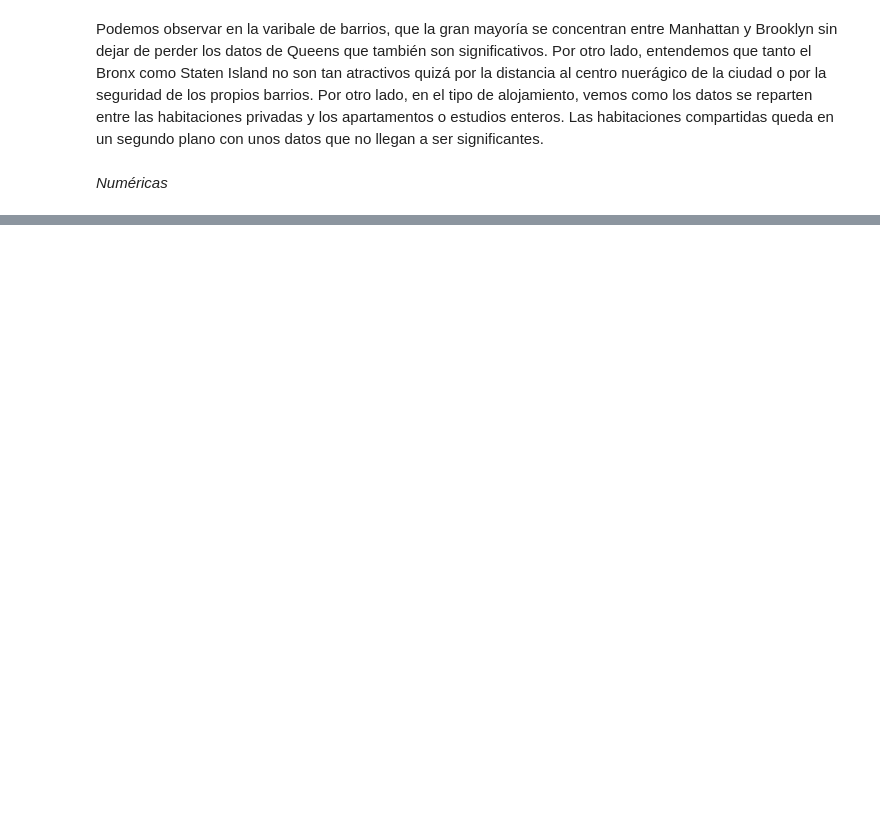
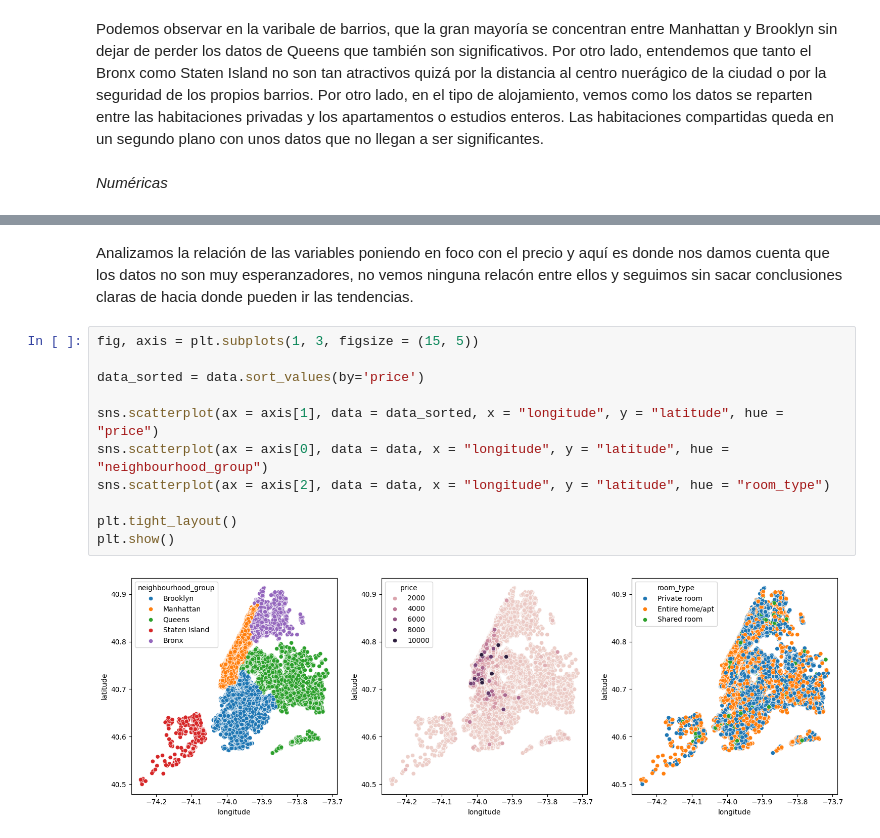
Before and after one commit to JLizon/JLL_machine-learning-python-template, a Jupyter notebook: src/explore.ipynb, the cells around one changed output, grey strips where cells are left out. Cells and saved outputs as stored; diff of their text form; blank space fills up the shorter version.

```diff
--- a/src/explore.ipynb
+++ b/src/explore.ipynb
@@ -82,0 +124,15 @@ plt.show()
+# %% [markdown]
+Analizamos la relación de las variables poniendo en foco con el precio y aquí es donde nos damos cuenta que los datos no son muy esperanzadores, no vemos ninguna relacón entre ellos y seguimos sin sacar conclusiones claras de hacia donde pueden ir las tendencias.
+# %%
+fig, axis = plt.subplots(1, 3, figsize = (15, 5))
+
+data_sorted = data.sort_values(by='price')
+
+sns.scatterplot(ax = axis[1], data = data_sorted, x = "longitude", y = "latitude", hue = "price")
+sns.scatterplot(ax = axis[0], data = data, x = "longitude", y = "latitude", hue = "neighbourhood_group")
+sns.scatterplot(ax = axis[2], data = data, x = "longitude", y = "latitude", hue = "room_type")
+
+plt.tight_layout()
+plt.show()
+# %% [output]
+[figure, added]
```
Also changed, not shown: parts of 32 cells of this notebook.
